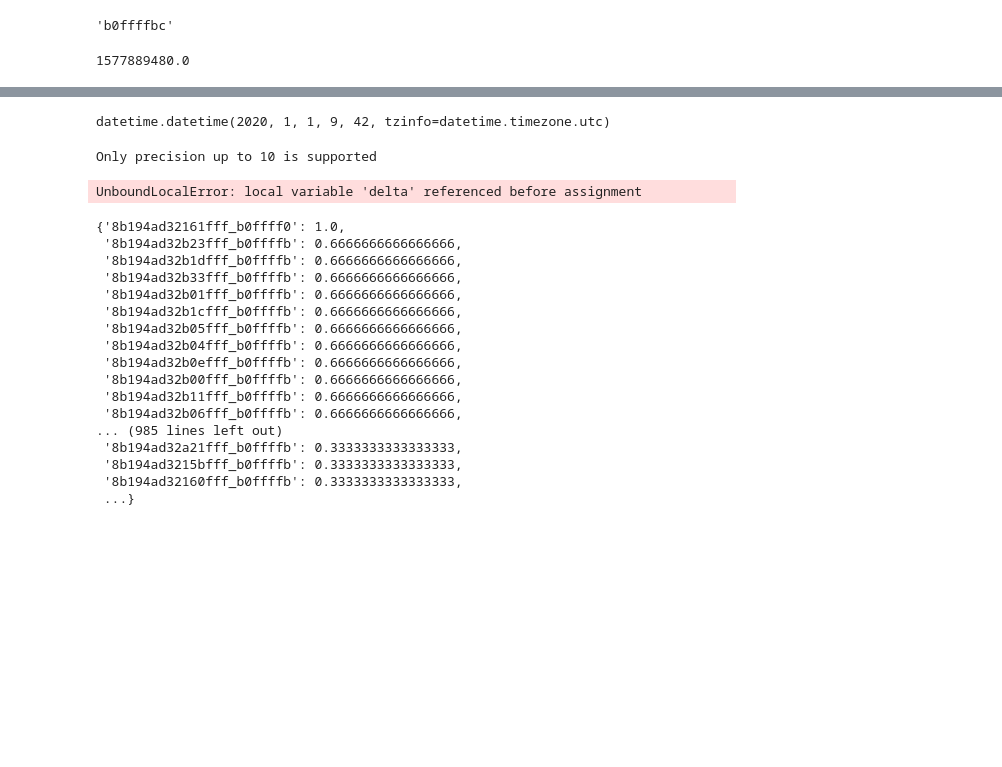
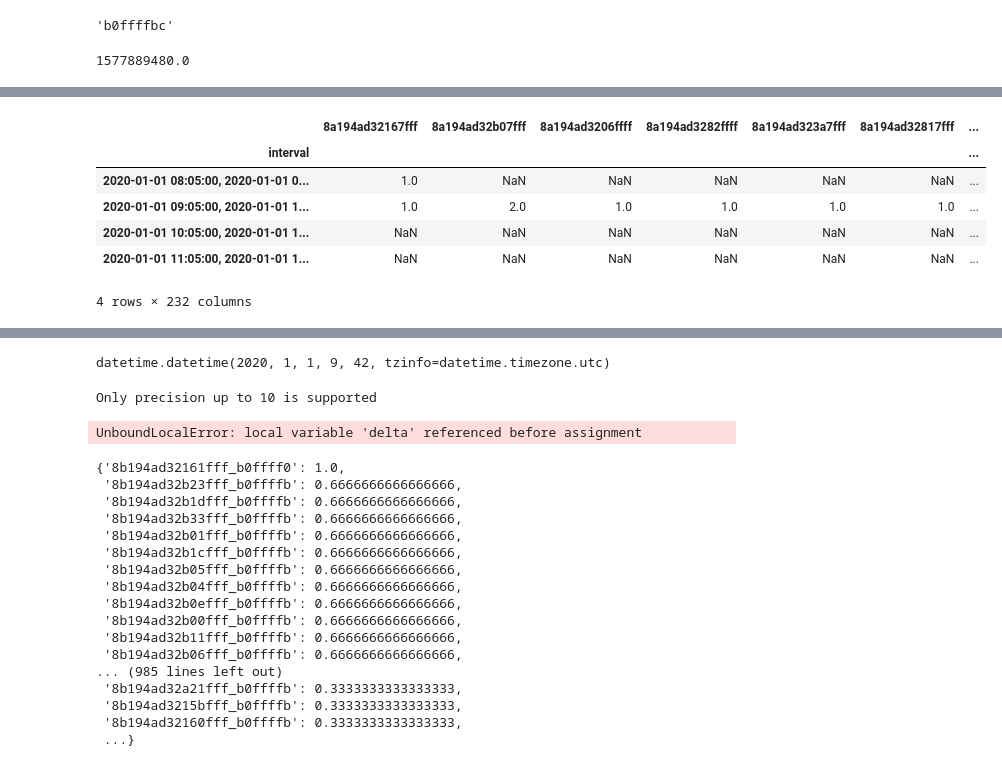
Before and after one commit to etalbert102/geochron, a Jupyter notebook: notebooks/chronnet_example.ipynb, the cells around one changed output, grey strips where cells are left out. Cells and saved outputs as stored; diff of their text form; code cells hidden in the pictures; blank space fills up the shorter version.

```diff
--- a/notebooks/chronnet_example.ipynb
+++ b/notebooks/chronnet_example.ipynb
@@ -37,0 +62,14 @@ track = Track(
+# %%
+desired_output = convert(fcol=track, datastructure= "timehex",
+hour_interval= 1, res= 10)
+# %%
+desired_output.set_index('interval', inplace=True)
+desired_output.drop(['start_time', 'end_time'], axis=1)
+# %% [output]
+|  | 8a194ad32167fff | 8a194ad32b07fff | 8a194ad3206ffff | 8a194ad3282ffff | 8a194ad323a7fff | 8a194ad32817fff | ... |
+| interval |  |  |  |  |  |  | ... |
+| 2020-01-01 08:05:00, 2020-01-01 0... | 1.0 | NaN | NaN | NaN | NaN | NaN | ... |
+| 2020-01-01 09:05:00, 2020-01-01 1... | 1.0 | 2.0 | 1.0 | 1.0 | 1.0 | 1.0 | ... |
+| 2020-01-01 10:05:00, 2020-01-01 1... | NaN | NaN | NaN | NaN | NaN | NaN | ... |
+| 2020-01-01 11:05:00, 2020-01-01 1... | NaN | NaN | NaN | NaN | NaN | NaN | ... |
+4 rows × 232 columns
```
Also changed, not shown: parts of 6 cells of this notebook, 7 other files.
